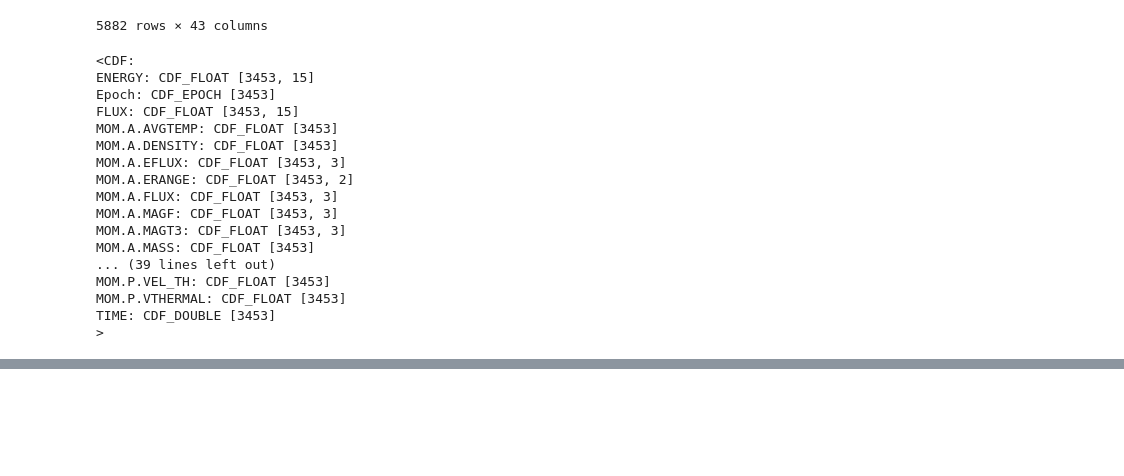
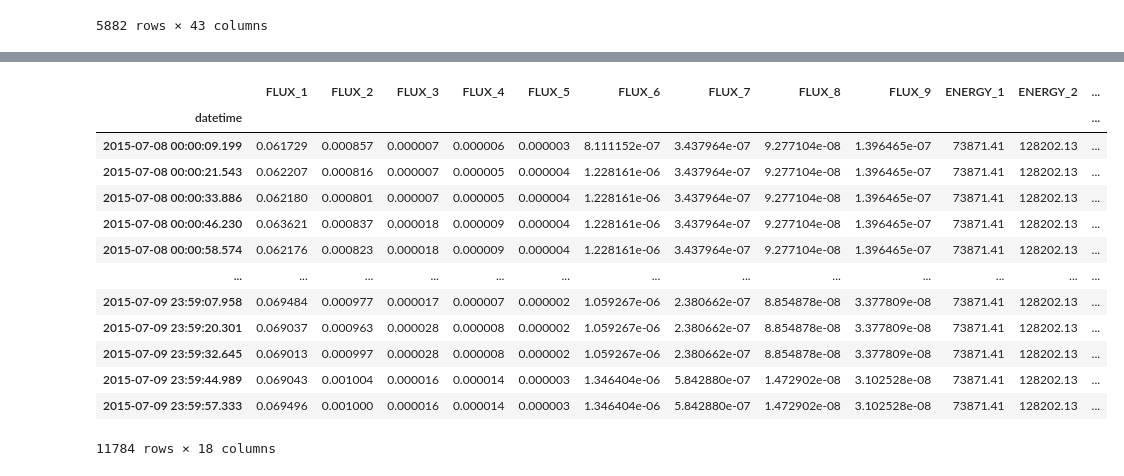
Before and after one commit to Jorgedavyd/SMFGF-SpaceApps, a Jupyter notebook: preprocessing.ipynb, the cells around one changed output, grey strips where cells are left out. Cells and saved outputs as stored; diff of their text form; code cells hidden in the pictures; blank space fills up the shorter version.

Commit message:
WIND automation done

```diff
--- a/preprocessing.ipynb
+++ b/preprocessing.ipynb
@@ -133,25 +133,6 @@ Downloading https://cdaweb.gsfc.nasa.gov/sp_phys/data/wind/3dp/3dp_plsp/2015/wi_
 | 2015-07-09 23:59:28.016 | 0.0 | 0.0 | 10492567.0 | 26235776.0 | 44634830.0 | 65661880.0 | 49852330.0 | 290452800.0 | 772058500.0 | 1.257106e+09 | ... | ... |
 | 2015-07-09 23:59:52.704 | 0.0 | 2622706.2 | 13115273.0 | 23616552.0 | 60404240.0 | 84069816.0 | 81406790.0 | 264027600.0 | 839069300.0 | 1.311432e+09 | ... | ... |
 5882 rows × 43 columns
-# %%
-import spacepy.pycdf
-cdf = spacepy.pycdf.CDF('wi_plsp_3dp_20180124_v02.cdf')
-cdf
-# %% [output]
-<CDF:
-ENERGY: CDF_FLOAT [3453, 15]
-Epoch: CDF_EPOCH [3453]
-FLUX: CDF_FLOAT [3453, 15]
-MOM.A.AVGTEMP: CDF_FLOAT [3453]
-MOM.A.DENSITY: CDF_FLOAT [3453]
-MOM.A.EFLUX: CDF_FLOAT [3453, 3]
-MOM.A.ERANGE: CDF_FLOAT [3453, 2]
-MOM.A.FLUX: CDF_FLOAT [3453, 3]
-MOM.A.MAGF: CDF_FLOAT [3453, 3]
-MOM.A.MAGT3: CDF_FLOAT [3453, 3]
-MOM.A.MASS: CDF_FLOAT [3453]
-... (39 lines left out)
-MOM.P.VEL_TH: CDF_FLOAT [3453]
-MOM.P.VTHERMAL: CDF_FLOAT [3453]
-TIME: CDF_DOUBLE [3453]
->
+# %%
+wind_sc.TDP_SOSP(scrap_date)
+# %% [output]
@@ -157,0 +141,14 @@ TIME: CDF_DOUBLE [3453]
+|  | FLUX_1 | FLUX_2 | FLUX_3 | FLUX_4 | FLUX_5 | FLUX_6 | FLUX_7 | FLUX_8 | FLUX_9 | ENERGY_1 | ENERGY_2 | ... |
+| datetime |  |  |  |  |  |  |  |  |  |  |  | ... |
+| 2015-07-08 00:00:09.199 | 0.061729 | 0.000857 | 0.000007 | 0.000006 | 0.000003 | 8.111152e-07 | 3.437964e-07 | 9.277104e-08 | 1.396465e-07 | 73871.41 | 128202.13 | ... |
+| 2015-07-08 00:00:21.543 | 0.062207 | 0.000816 | 0.000007 | 0.000005 | 0.000004 | 1.228161e-06 | 3.437964e-07 | 9.277104e-08 | 1.396465e-07 | 73871.41 | 128202.13 | ... |
+| 2015-07-08 00:00:33.886 | 0.062180 | 0.000801 | 0.000007 | 0.000005 | 0.000004 | 1.228161e-06 | 3.437964e-07 | 9.277104e-08 | 1.396465e-07 | 73871.41 | 128202.13 | ... |
+| 2015-07-08 00:00:46.230 | 0.063621 | 0.000837 | 0.000018 | 0.000009 | 0.000004 | 1.228161e-06 | 3.437964e-07 | 9.277104e-08 | 1.396465e-07 | 73871.41 | 128202.13 | ... |
+| 2015-07-08 00:00:58.574 | 0.062176 | 0.000823 | 0.000018 | 0.000009 | 0.000004 | 1.228161e-06 | 3.437964e-07 | 9.277104e-08 | 1.396465e-07 | 73871.41 | 128202.13 | ... |
+| ... | ... | ... | ... | ... | ... | ... | ... | ... | ... | ... | ... | ... |
+| 2015-07-09 23:59:07.958 | 0.069484 | 0.000977 | 0.000017 | 0.000007 | 0.000002 | 1.059267e-06 | 2.380662e-07 | 8.854878e-08 | 3.377809e-08 | 73871.41 | 128202.13 | ... |
+| 2015-07-09 23:59:20.301 | 0.069037 | 0.000963 | 0.000028 | 0.000008 | 0.000002 | 1.059267e-06 | 2.380662e-07 | 8.854878e-08 | 3.377809e-08 | 73871.41 | 128202.13 | ... |
+| 2015-07-09 23:59:32.645 | 0.069013 | 0.000997 | 0.000028 | 0.000008 | 0.000002 | 1.059267e-06 | 2.380662e-07 | 8.854878e-08 | 3.377809e-08 | 73871.41 | 128202.13 | ... |
+| 2015-07-09 23:59:44.989 | 0.069043 | 0.001004 | 0.000016 | 0.000014 | 0.000003 | 1.346404e-06 | 5.842880e-07 | 1.472902e-08 | 3.102528e-08 | 73871.41 | 128202.13 | ... |
+| 2015-07-09 23:59:57.333 | 0.069496 | 0.001000 | 0.000016 | 0.000014 | 0.000003 | 1.346404e-06 | 5.842880e-07 | 1.472902e-08 | 3.102528e-08 | 73871.41 | 128202.13 | ... |
+11784 rows × 18 columns
```
Also changed, not shown: parts of 11 cells of this notebook, 3 other files.
